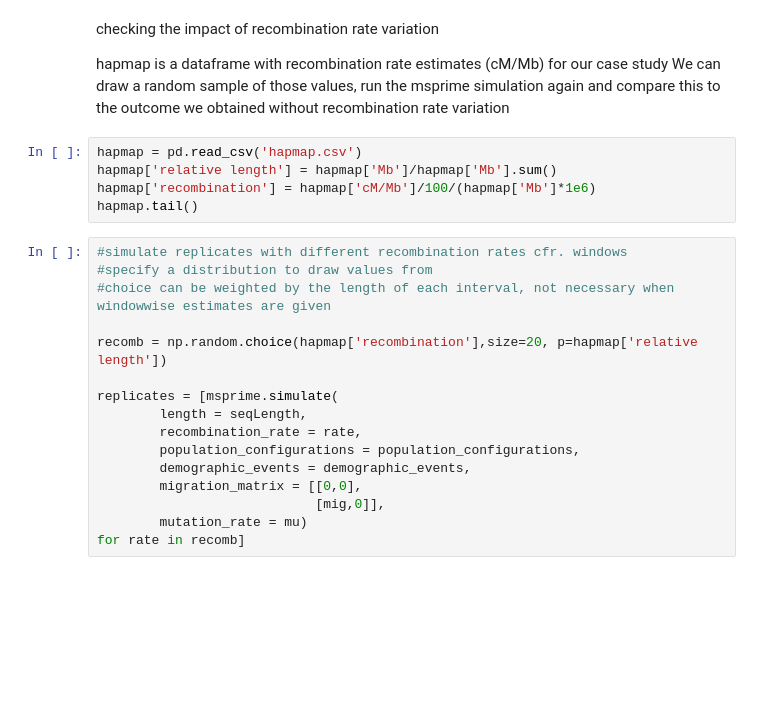
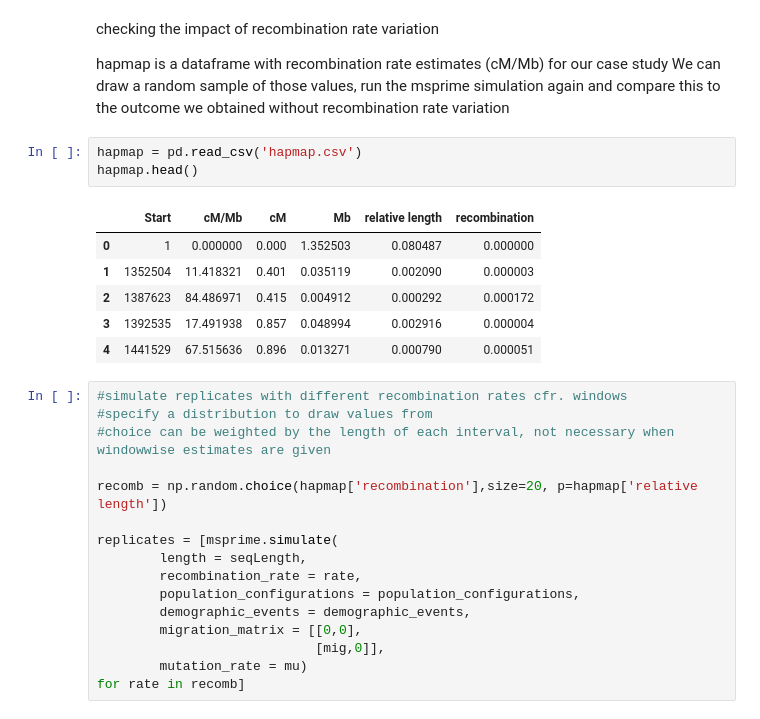
Before and after one commit to DRL/SMBE-SGE-2019, a Jupyter notebook: Session_2/Fst_short_chuncks/msprime_window_size_chuncks.ipynb, the cells around one changed output. Saved outputs shown, nothing was run; the diff lists cells and outputs as text; blank space fills up the shorter version.

```diff
--- a/Session_2/Fst_short_chuncks/msprime_window_size_chuncks.ipynb
+++ b/Session_2/Fst_short_chuncks/msprime_window_size_chuncks.ipynb
@@ -58,11 +58,16 @@ checking the impact of recombination rate variation
 
 hapmap is a dataframe with recombination rate estimates (cM/Mb) for our case study
 We can draw a random sample of those values, run the msprime simulation again and compare this to the outcome we obtained without recombination rate variation
-# %%
-hapmap = pd.read_csv('hapmap.csv')
-hapmap['relative length'] = hapmap['Mb']/hapmap['Mb'].sum()
-hapmap['recombination'] = hapmap['cM/Mb']/100/(hapmap['Mb']*1e6)
-hapmap.tail()
+# %%
+hapmap = pd.read_csv('hapmap.csv')
+hapmap.head()
+# %% [output]
+|  | Start | cM/Mb | cM | Mb | relative length | recombination |
+| 0 | 1 | 0.000000 | 0.000 | 1.352503 | 0.080487 | 0.000000 |
+| 1 | 1352504 | 11.418321 | 0.401 | 0.035119 | 0.002090 | 0.000003 |
+| 2 | 1387623 | 84.486971 | 0.415 | 0.004912 | 0.000292 | 0.000172 |
+| 3 | 1392535 | 17.491938 | 0.857 | 0.048994 | 0.002916 | 0.000004 |
+| 4 | 1441529 | 67.515636 | 0.896 | 0.013271 | 0.000790 | 0.000051 |
 # %%
 #simulate replicates with different recombination rates cfr. windows
 #specify a distribution to draw values from
```
Also changed, not shown: 11 other files.
